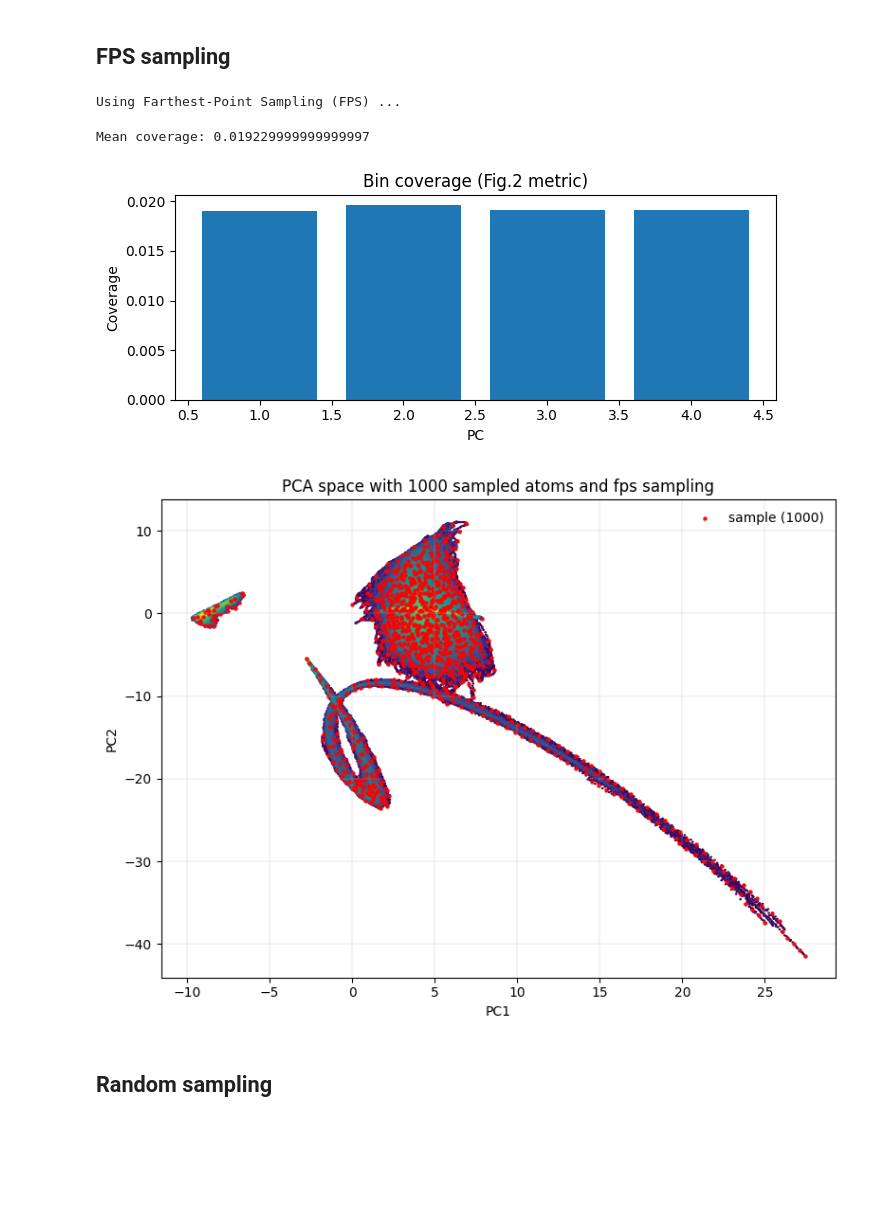
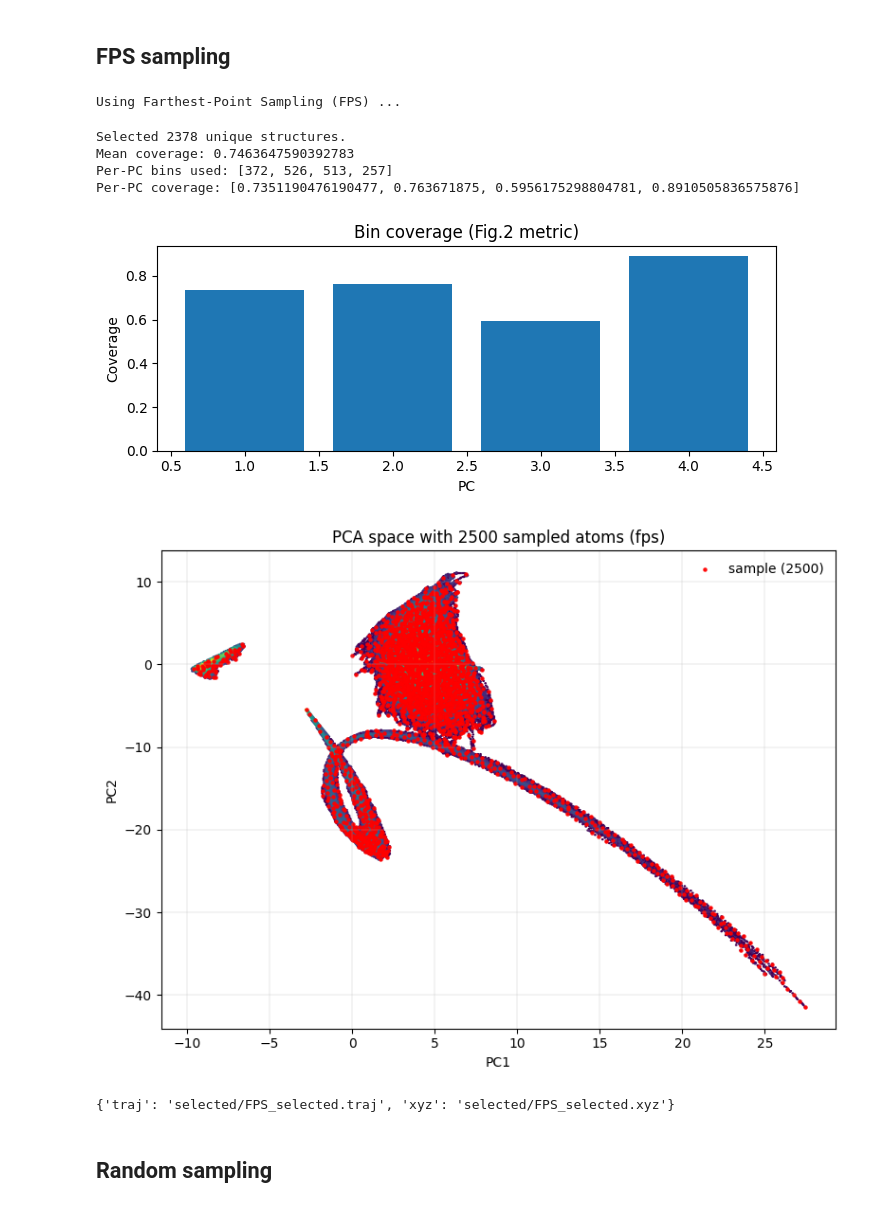
Before and after one commit to SamDFr/data_sampling, a Jupyter notebook: sampler.ipynb, the cells around one changed output. Saved outputs shown, nothing was run; the diff lists cells and outputs as text; code cells hidden in the pictures; blank space fills up the shorter version.

Commit message:
WIP - sampling and ASE/XYZ file generation

```diff
--- a/sampler.ipynb
+++ b/sampler.ipynb
@@ -64,6 +65,10 @@ json_file = json_file[0]
 print(f"Using filemap: {json_file}")
 with open(json_file) as f:
     filemap = json.load(f)
+
+# specify the directory where sampling results are saved
+path_to_results = "./selected" # Change if you want to save results elsewhere
+os.makedirs(path_to_results, exist_ok=True)
 # %% [output]
 Using embedding: embedding/pca_embedding.npy
 Loaded embedding with shape: (11552338, 4)
@@ -82,61 +87,42 @@ has_nan: False has_inf: False abs max: 41.431714955625324
 # %%
 # pick a sampler
 #  "grid", "kpp", "kmedoids", "density_fps", "hdbscan"
 method="fps"
-idx_atoms = sample(X, method=method, k=1000, progress=True)
+idx_atoms = sample(X, method=method, k=2500, progress=True)
 #idx = sample(X, method="kpp", k=50000, progress=True)
 #idx = sample(X, method="kmedoids", k=10000, progress=True)
 #idx = sample(X, method="hdbscan", k=0, min_cluster_size=40, per_cluster=2, progress=True)
 
 # lift to structures
 chosen_structs = atoms_to_structures(idx_atoms, meta, filemap, choose="all")#choose="top", top_k=200)
-#print(chosen_structs.head())
 
 # save
-np.save(f"sampled_atom_indices_{method}.npy", idx_atoms)
-chosen_structs.to_csv(f"sampled_structures_{method}.csv", index=False)
+np.save(os.path.join(path_to_results, f"sampled_atom_indices_{method}.npy"), idx_atoms)
+chosen_structs.to_csv(os.path.join(path_to_results, f"sampled_structures_{method}.csv"), index=False)
 
-per_pc, mean_cov = pc_coverage_bins(X, idx_atoms, nbins=50000)
+per_pc, mean_cov, bins_used = pc_coverage_bins_auto(
+    X, idx_atoms, mode="width", target_width=0.1, min_bins=20, max_bins=10000
+)
 print("Mean coverage:", mean_cov)
+print("Per-PC bins used:", bins_used[:8])
+print("Per-PC coverage:", per_pc)
 
-m = min(4, X.shape[1])
-plt.figure(figsize=(7,3))
-plt.bar(range(1, m+1), per_pc[:m])
-plt.xlabel("PC"); plt.ylabel("Coverage"); plt.title("Bin coverage (Fig.2 metric)")
-plt.tight_layout(); plt.show()
+plot_sampling_pca(X, idx_atoms, method="fps", per_pc=per_pc, npy_file=npy_file)
+
+# One method
+save_files_fps = True
+if save_files_fps:
+    paths = export_selected_structures(chosen_structs, method_name="FPS", outdir=path_to_results, extra_formats=("xyz"))
+    print(paths)
 # %% [output]
 Using Farthest-Point Sampling (FPS) ...
-Mean coverage: 0.019229999999999997
+Selected 2378 unique structures.
+Mean coverage: 0.7463647590392783
+Per-PC bins used: [372, 526, 513, 257]
+Per-PC coverage: [0.7351190476190477, 0.763671875, 0.5956175298804781, 0.8910505836575876]
-[figure, old version]
+[figure, new version]
+[figure, added]
+{'traj': 'selected/FPS_selected.traj', 'xyz': 'selected/FPS_selected.xyz'}
-# %%
-# Guard: only plot if this is a PCA embedding (file name contains "pca")
-is_pca = ("pca" in os.path.basename(npy_file).lower()) and (X.shape[1] >= 2)
-if not is_pca:
-    raise RuntimeError("Plotting requires a 2D+ PCA embedding. Load a PCA .npy first.")
-
-# idx_atoms must come from your sampler, e.g.:
-# method = "fps"; idx_atoms = sample(X, method=method, k=1000, progress=True)
-
-fig, ax = plt.subplots(figsize=(8,6))
-
-N = X.shape[0]
-if N > 2_000_000:
-    # faster background for huge N
-    hb = ax.hexbin(X[:,0], X[:,1], gridsize=500, bins='log')
-else:
-    ax.scatter(X[:,0], X[:,1], s=1, alpha=0.05)
-
-# overlay sampled points
-ax.scatter(X[idx_atoms,0], X[idx_atoms,1], s=5, alpha=0.9, c='r', marker='o', label=f"sample ({len(idx_atoms)})")
-
-ax.set_xlabel("PC1")
-ax.set_ylabel("PC2")
-ax.set_title(f"PCA space with {len(idx_atoms)} sampled atoms and {method} sampling")
-ax.grid(True, linewidth=0.2)
-ax.legend(frameon=False, loc="best")
-plt.tight_layout()
-# %% [output]
-[figure, removed]
 # %% [markdown]
 ## Random sampling
 # %%
```
Also changed, not shown: parts of 10 cells of this notebook, 16 other files.
